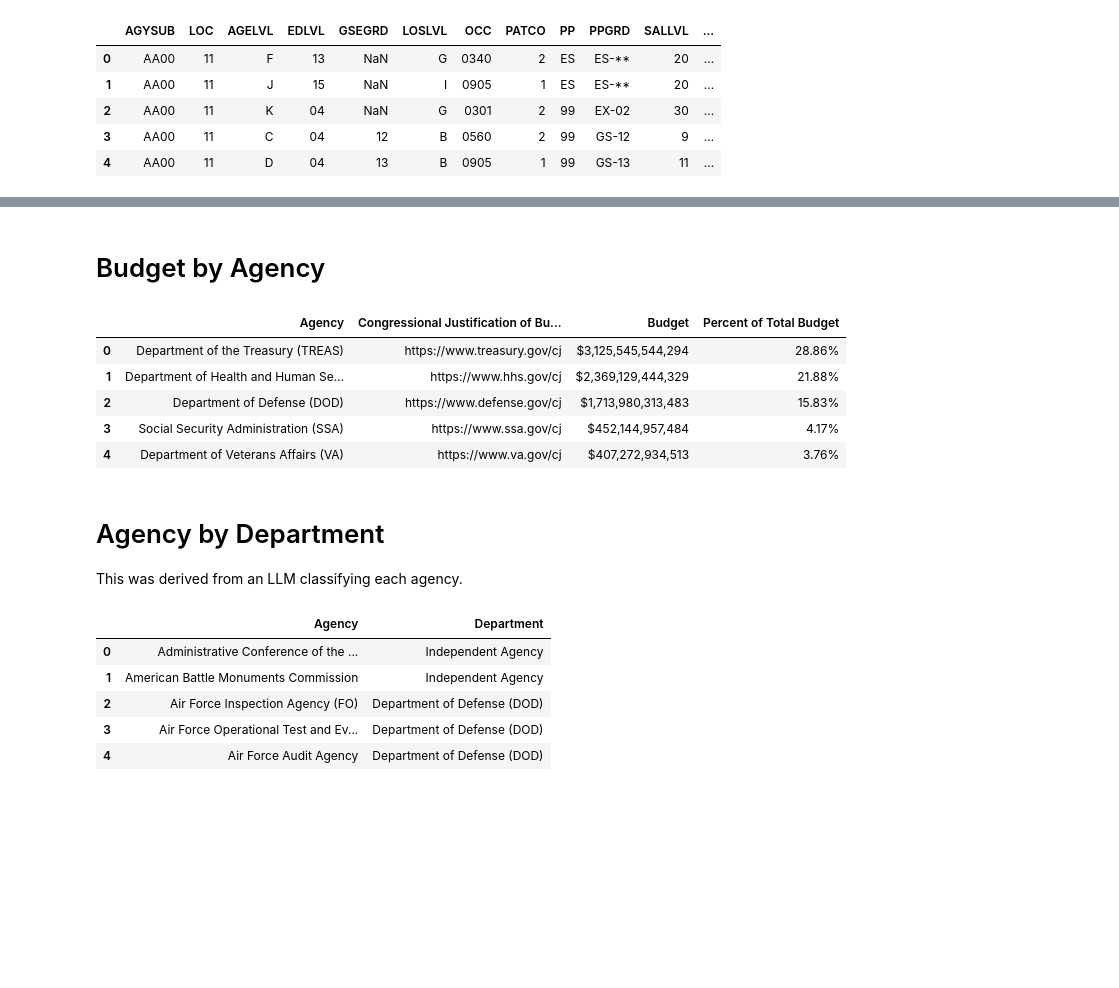
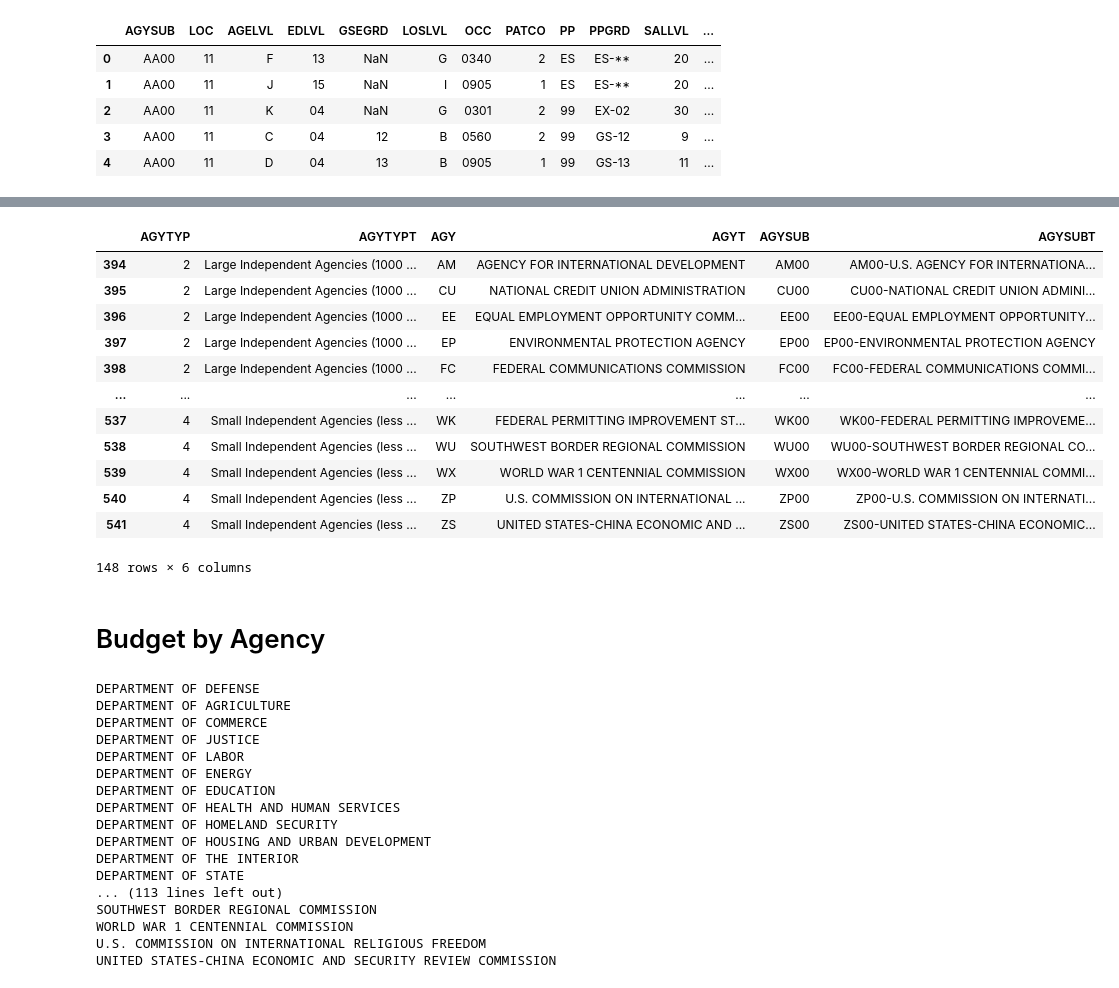
Before and after one commit to spotlightondoge/doge, a Jupyter notebook: analysis/Explore Federal Employment.ipynb, the cells around one changed output, grey strips where cells are left out. Cells and saved outputs as stored; diff of their text form; code cells hidden in the pictures; blank space fills up the shorter version.

```diff
--- a/analysis/Explore Federal Employment.ipynb
+++ b/analysis/Explore Federal Employment.ipynb
@@ -49,3 +86,19 @@ agency_codes.head()
+# %%
+agency_codes[agency_codes['AGYTYPT'].isin(["Large Independent Agencies (1000 or more employees)", "Medium Independent Agencies (100-999 employees)", "Small Independent Agencies (less than 100 employees)"])]
+# %% [output]
+|  | AGYTYP | AGYTYPT | AGY | AGYT | AGYSUB | AGYSUBT |
+| 394 | 2 | Large Independent Agencies (1000 ... | AM | AGENCY FOR INTERNATIONAL DEVELOPMENT | AM00 | AM00-U.S. AGENCY FOR INTERNATIONA... |
+| 395 | 2 | Large Independent Agencies (1000 ... | CU | NATIONAL CREDIT UNION ADMINISTRATION | CU00 | CU00-NATIONAL CREDIT UNION ADMINI... |
+| 396 | 2 | Large Independent Agencies (1000 ... | EE | EQUAL EMPLOYMENT OPPORTUNITY COMM... | EE00 | EE00-EQUAL EMPLOYMENT OPPORTUNITY... |
+| 397 | 2 | Large Independent Agencies (1000 ... | EP | ENVIRONMENTAL PROTECTION AGENCY | EP00 | EP00-ENVIRONMENTAL PROTECTION AGENCY |
+| 398 | 2 | Large Independent Agencies (1000 ... | FC | FEDERAL COMMUNICATIONS COMMISSION | FC00 | FC00-FEDERAL COMMUNICATIONS COMMI... |
+| ... | ... | ... | ... | ... | ... | ... |
+| 537 | 4 | Small Independent Agencies (less ... | WK | FEDERAL PERMITTING IMPROVEMENT ST... | WK00 | WK00-FEDERAL PERMITTING IMPROVEME... |
+| 538 | 4 | Small Independent Agencies (less ... | WU | SOUTHWEST BORDER REGIONAL COMMISSION | WU00 | WU00-SOUTHWEST BORDER REGIONAL CO... |
+| 539 | 4 | Small Independent Agencies (less ... | WX | WORLD WAR 1 CENTENNIAL COMMISSION | WX00 | WX00-WORLD WAR 1 CENTENNIAL COMMI... |
+| 540 | 4 | Small Independent Agencies (less ... | ZP | U.S. COMMISSION ON INTERNATIONAL ... | ZP00 | ZP00-U.S. COMMISSION ON INTERNATI... |
+| 541 | 4 | Small Independent Agencies (less ... | ZS | UNITED STATES-CHINA ECONOMIC AND ... | ZS00 | ZS00-UNITED STATES-CHINA ECONOMIC... |
+148 rows × 6 columns
 # %% [markdown]
 # Budget by Agency
 # %%
@@ -61,8 +114,15 @@ budgets.rename(columns={
     "Percent of Total  Sort table by ascending Percent of Total  Sort table by descending Percent of Total": "Percent of Total Budget"
 }, inplace=True)
 
-budgets['Agency'] = budgets.apply(lambda row: clean_agency_name(row['Agency']), axis=1)
+def remove_abbreviation(agency_name):
+    name = agency_name.split('(')[0]
+    name = name.strip()
+    name = " ".join(name.split())
+    return name
 
+
+budgets['Agency'] = budgets.apply(lambda row: remove_abbreviation(row['Agency']), axis=1)
+budgets['Agency'] = budgets.apply(lambda row: row['Agency'].upper(), axis=1)
 # If math needed on dollar values, uncomment.
 # def clean_money(dollars: str) -> str:
 #     dollars = dollars.replace('\r', '')
@@ -74,29 +134,38 @@ budgets['Agency'] = budgets.apply(lambda row: clean_agency_name(row['Agency']),
 # budgets['Budget'] = budgets.apply(lambda row: clean_money(row['Budget']), axis=1)
 
 budgets.head()
+budgets.to_excel("budgets.xlsx")
-# %% [output]
-|  | Agency | Congressional Justification of Bu... | Budget | Percent of Total Budget |
-| 0 | Department of the Treasury (TREAS) | https://www.treasury.gov/cj | $3,125,545,544,294 | 28.86% |
-| 1 | Department of Health and Human Se... | https://www.hhs.gov/cj | $2,369,129,444,329 | 21.88% |
-| 2 | Department of Defense (DOD) | https://www.defense.gov/cj | $1,713,980,313,483 | 15.83% |
-| 3 | Social Security Administration (SSA) | https://www.ssa.gov/cj | $452,144,957,484 | 4.17% |
-| 4 | Department of Veterans Affairs (VA) | https://www.va.gov/cj | $407,272,934,513 | 3.76% |
-# %% [markdown]
-# Agency by Department
-
-This was derived from an LLM classifying each agency.
-# %%
-agency_to_department = pd.read_csv("../datasets/CUSTOM/agency_to_department.csv")
-agency_to_department['Agency'] = agency_to_department.apply(lambda row: clean_agency_name(row['Agency']), axis=1)
-agency_to_department['Department'] = agency_to_department.apply(lambda row: clean_agency_name(row['Department']), axis=1)
-agency_to_department.head()
-# %% [output]
-|  | Agency | Department |
-| 0 | Administrative Conference of the ... | Independent Agency |
-| 1 | American Battle Monuments Commission | Independent Agency |
-| 2 | Air Force Inspection Agency (FO) | Department of Defense (DOD) |
-| 3 | Air Force Operational Test and Ev... | Department of Defense (DOD) |
-| 4 | Air Force Audit Agency | Department of Defense (DOD) |
+# %%
+
+
+
+agy_1 = list(agency_codes['AGYT'].unique())
+agy_2 = list(budgets['Agency'].unique())
+
+intersection = [item for item in agy_1 if item in agy_2]
+needs_correction = [item for item in agy_2 if item not in agy_1]
+
+options = [item for item in agy_1 if item not in intersection]
+
+print("\n".join(agy_1))
+# %% [output]
+DEPARTMENT OF DEFENSE
+DEPARTMENT OF AGRICULTURE
+DEPARTMENT OF COMMERCE
+DEPARTMENT OF JUSTICE
+DEPARTMENT OF LABOR
+DEPARTMENT OF ENERGY
+DEPARTMENT OF EDUCATION
+DEPARTMENT OF HEALTH AND HUMAN SERVICES
+DEPARTMENT OF HOMELAND SECURITY
+DEPARTMENT OF HOUSING AND URBAN DEVELOPMENT
+DEPARTMENT OF THE INTERIOR
+DEPARTMENT OF STATE
+... (113 lines left out)
+SOUTHWEST BORDER REGIONAL COMMISSION
+WORLD WAR 1 CENTENNIAL COMMISSION
+U.S. COMMISSION ON INTERNATIONAL RELIGIOUS FREEDOM
+UNITED STATES-CHINA ECONOMIC AND SECURITY REVIEW COMMISSION
 # %% [markdown]
 # Combination of Data
 
```
Also changed, not shown: parts of 9 cells of this notebook, 3 other files.
